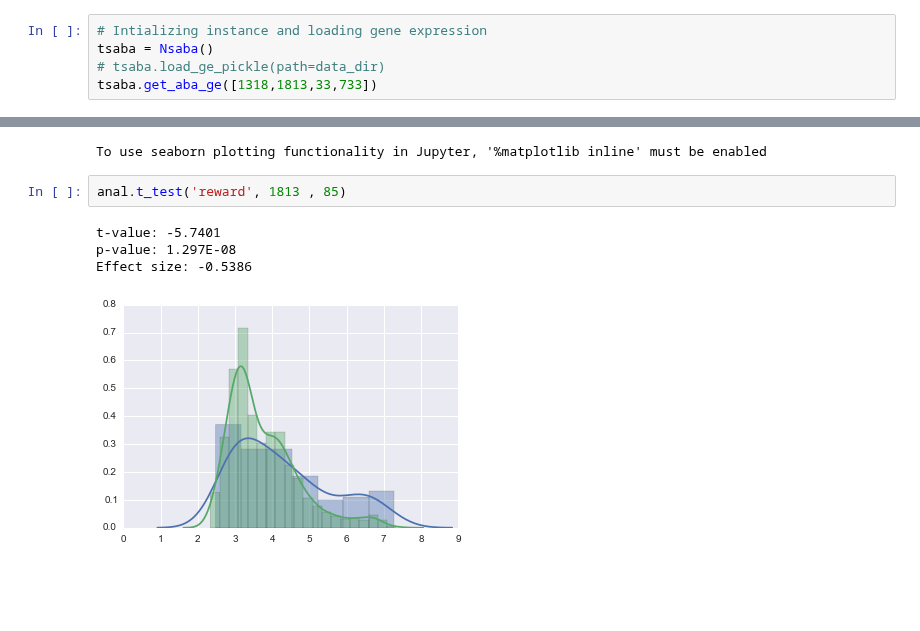
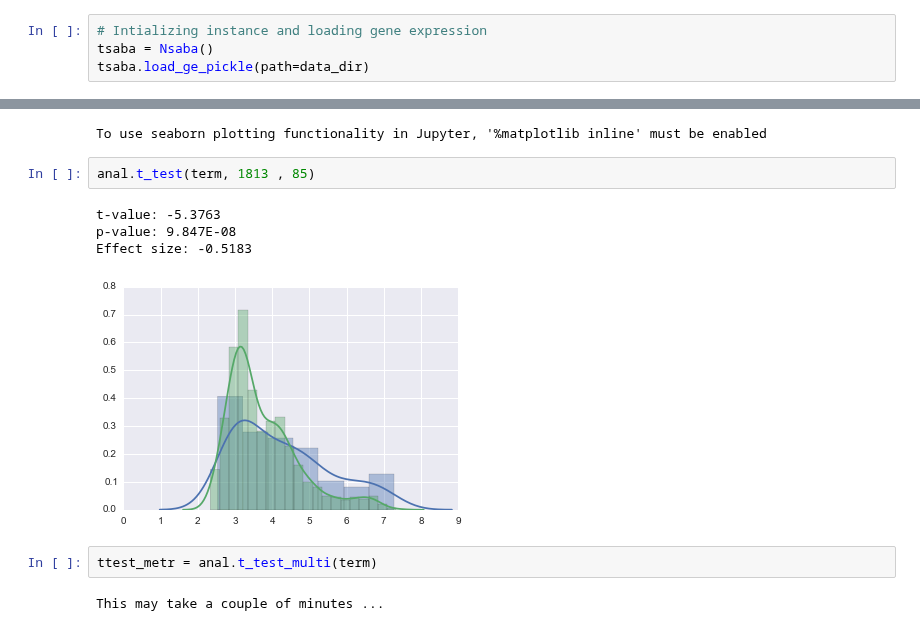
Before and after one commit to voytekresearch/nsaba, a Jupyter notebook: notebooks/testing/testing_analysis.ipynb, the cells around one changed output, grey strips where cells are left out. Drawn from its saved outputs; the diff is of its cells as text; blank space fills up the shorter version.

Commit message:
plots fleshed out

```diff
--- a/notebooks/testing/testing_analysis.ipynb
+++ b/notebooks/testing/testing_analysis.ipynb
@@ -23,5 +23,4 @@ Nsaba.ns['mni_coords'] initialized.
 # %%
 # Intializing instance and loading gene expression
 tsaba = Nsaba()
-# tsaba.load_ge_pickle(path=data_dir)
-tsaba.get_aba_ge([1318,1813,33,733])
+tsaba.load_ge_pickle(path=data_dir)
@@ -39,12 +41,16 @@ anal = analysis.NsabaAnalysis(tsaba)
 # %% [output]
 To use seaborn plotting functionality in Jupyter, '%matplotlib inline' must be enabled
 # %%
-anal.t_test('reward', 1813 , 85)
+anal.t_test(term, 1813 , 85)
 # %% [output]
-t-value: -5.7401
-p-value: 1.297E-08
-Effect size: -0.5386
+t-value: -5.3763
+p-value: 9.847E-08
+Effect size: -0.5183
-[figure, old version]
+[figure, new version]
+# %%
+ttest_metr = anal.t_test_multi(term)
+# %% [output]
+This may take a couple of minutes ...
 # %%
 anal.fetch_gene_descriptions(ttest_metr)
 # %% [output]
```
Also changed, not shown: parts of 6 cells of this notebook, 1 other file.
